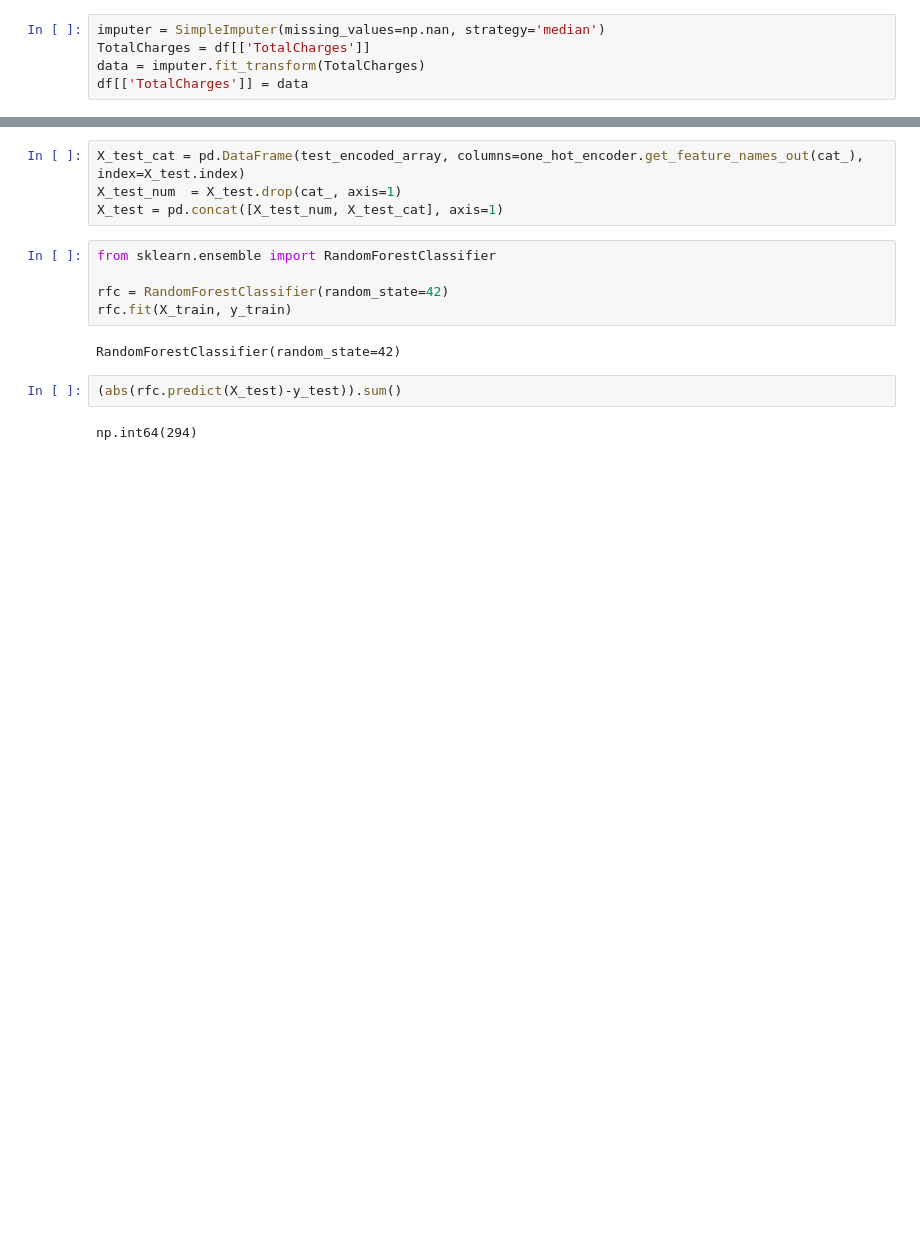
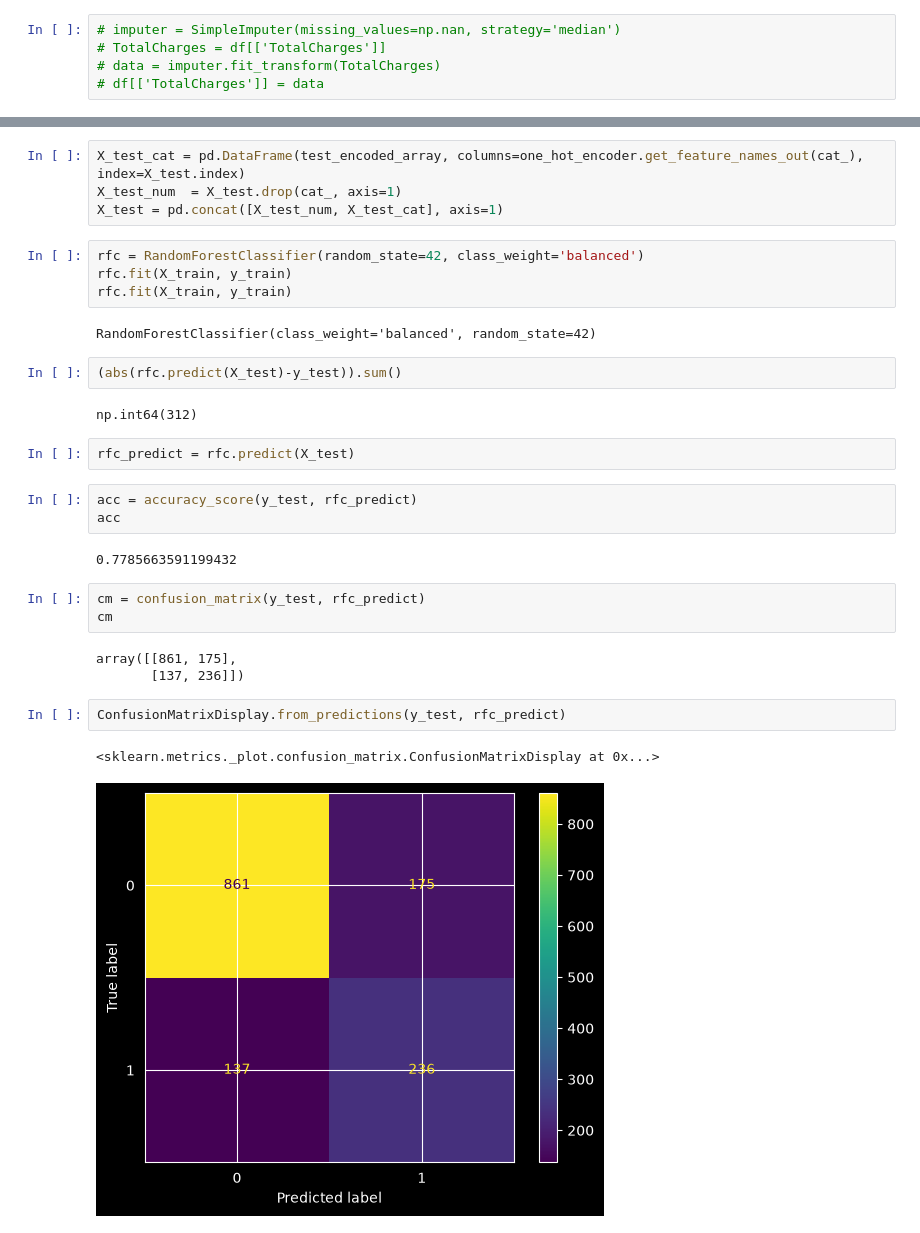
Before and after one commit to rzadrzi/customer_churn_analysis, a Jupyter notebook: customer_churn_analysis.ipynb, the cells around one changed output, grey strips where cells are left out. Drawn from its saved outputs; the diff is of its cells as text; blank space fills up the shorter version.

```diff
--- a/customer_churn_analysis.ipynb
+++ b/customer_churn_analysis.ipynb
@@ -132,10 +145,10 @@ dtype: int64
 # %%
 df.iloc[df["TotalCharges"]==" "]=np.nan
 # %%
-imputer = SimpleImputer(missing_values=np.nan, strategy='median')
-TotalCharges = df[['TotalCharges']]
-data = imputer.fit_transform(TotalCharges)
-df[['TotalCharges']] = data
+# imputer = SimpleImputer(missing_values=np.nan, strategy='median')
+# TotalCharges = df[['TotalCharges']]
+# data = imputer.fit_transform(TotalCharges)
+# df[['TotalCharges']] = data
 # %%
 df.isna().sum()
 # %% [output]
@@ -374,13 +384,30 @@ X_test_cat = pd.DataFrame(test_encoded_array, columns=one_hot_encoder.get_featur
 X_test_num  = X_test.drop(cat_, axis=1)
 X_test = pd.concat([X_test_num, X_test_cat], axis=1)
 # %%
-from sklearn.ensemble import RandomForestClassifier
-
-rfc = RandomForestClassifier(random_state=42)
+rfc = RandomForestClassifier(random_state=42, class_weight='balanced')
 rfc.fit(X_train, y_train)
+rfc.fit(X_train, y_train)
 # %% [output]
-RandomForestClassifier(random_state=42)
+RandomForestClassifier(class_weight='balanced', random_state=42)
 # %%
 (abs(rfc.predict(X_test)-y_test)).sum()
 # %% [output]
-np.int64(294)
+np.int64(312)
+# %%
+rfc_predict = rfc.predict(X_test)
+# %%
+acc = accuracy_score(y_test, rfc_predict)
+acc
+# %% [output]
+0.7785663591199432
+# %%
+cm = confusion_matrix(y_test, rfc_predict)
+cm
+# %% [output]
+array([[861, 175],
+       [137, 236]])
+# %%
+ConfusionMatrixDisplay.from_predictions(y_test, rfc_predict)
+# %% [output]
+<sklearn.metrics._plot.confusion_matrix.ConfusionMatrixDisplay at 0x...>
+[figure, added]
```
Also changed, not shown: parts of 11 cells of this notebook.
